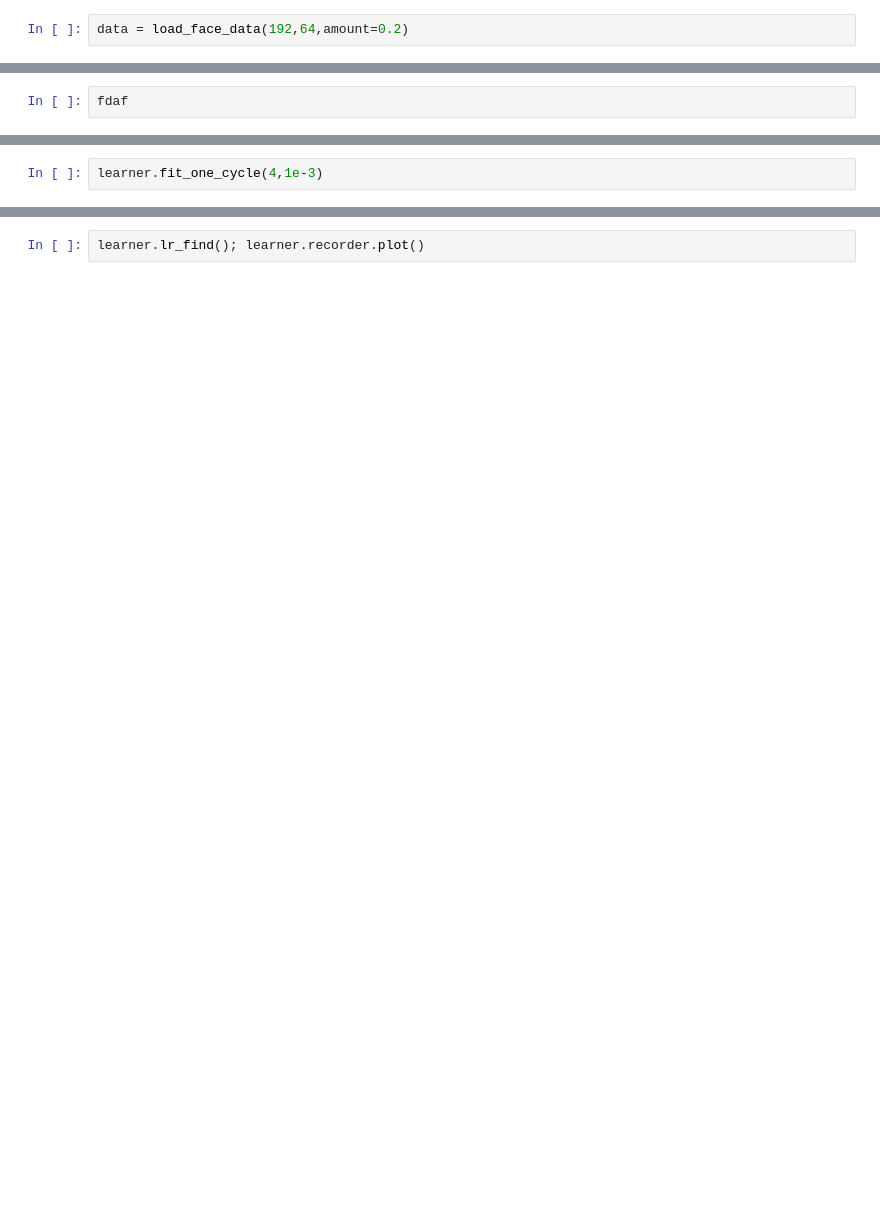
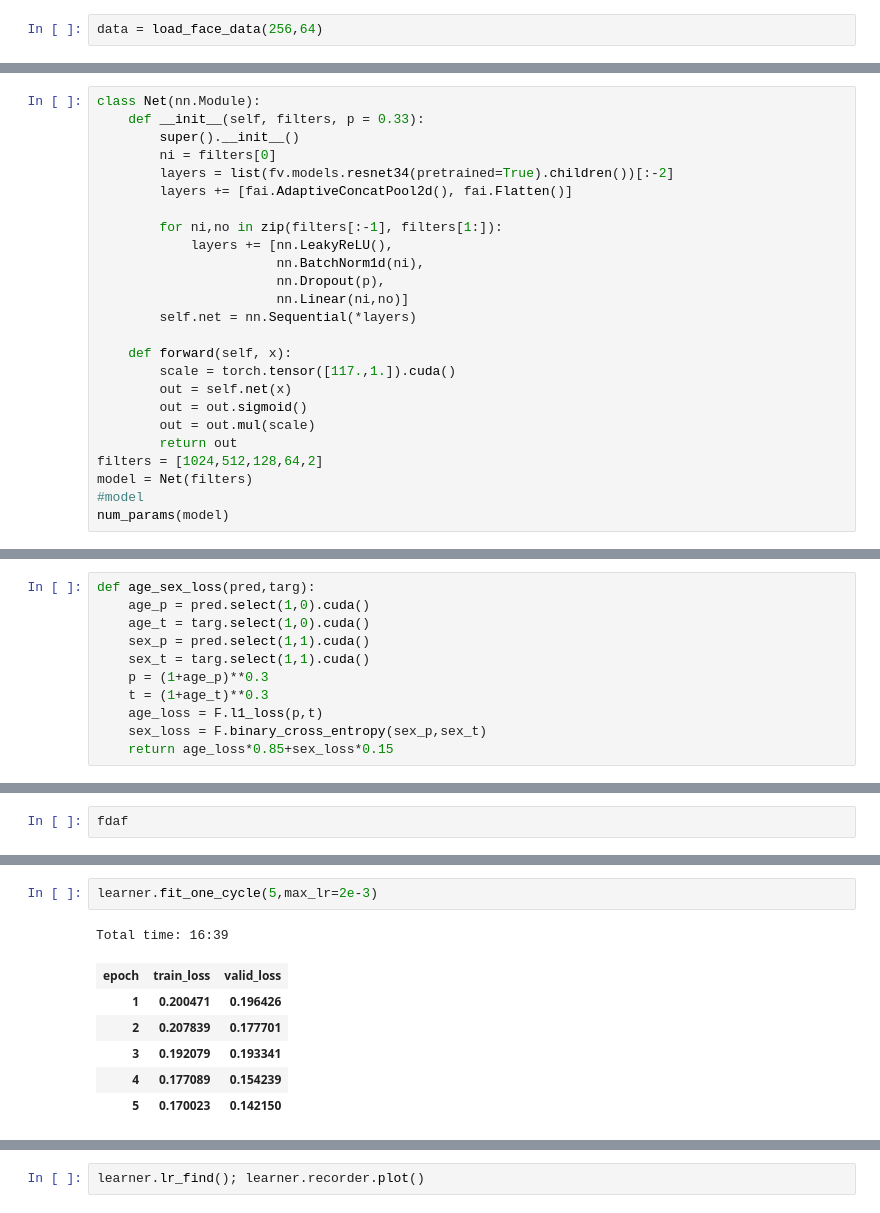
Before and after one commit to hoftherose/NN2Course, a Jupyter notebook: FaceAging/FaceAgingWGender.ipynb, the cells around one changed output, grey strips where cells are left out. Drawn from its saved outputs; the diff is of its cells as text; blank space fills up the shorter version.

```diff
--- a/FaceAging/FaceAgingWGender.ipynb
+++ b/FaceAging/FaceAgingWGender.ipynb
@@ -62,5 +66,5 @@ def load_face_data(img_size, batch_size, amount=1.):
            .transform(tfms, size=img_size)
            .databunch(bs=batch_size))
 # %%
-data = load_face_data(192,64,amount=0.2)
+data = load_face_data(256,64)
 # %%
@@ -140,0 +87,25 @@ num_params(model)
+# %%
+class Net(nn.Module):
+    def __init__(self, filters, p = 0.33):
+        super().__init__()
+        ni = filters[0]
+        layers = list(fv.models.resnet34(pretrained=True).children())[:-2]
+        layers += [fai.AdaptiveConcatPool2d(), fai.Flatten()]
+
+        for ni,no in zip(filters[:-1], filters[1:]):
+            layers += [nn.LeakyReLU(),
+                       nn.BatchNorm1d(ni),
+                       nn.Dropout(p),
+                       nn.Linear(ni,no)]
+        self.net = nn.Sequential(*layers)
+
+    def forward(self, x):
+        scale = torch.tensor([117.,1.]).cuda()
+        out = self.net(x)
+        out = out.sigmoid()
+        out = out.mul(scale)
+        return out
+filters = [1024,512,128,64,2]
+model = Net(filters)
+#model
+num_params(model)
@@ -141,3 +114,14 @@ num_params(model)
+# %%
+def age_sex_loss(pred,targ):
+    age_p = pred.select(1,0).cuda()
+    age_t = targ.select(1,0).cuda()
+    sex_p = pred.select(1,1).cuda()
+    sex_t = targ.select(1,1).cuda()
+    p = (1+age_p)**0.3
+    t = (1+age_t)**0.3
+    age_loss = F.l1_loss(p,t)
+    sex_loss = F.binary_cross_entropy(sex_p,sex_t)
+    return age_loss*0.85+sex_loss*0.15
 # %%
 gc.collect()
 # %% [output]
@@ -160,4 +148,12 @@ learner.lr_find(); learner.recorder.plot()
 # %%
-learner.fit_one_cycle(4,1e-3)
+learner.fit_one_cycle(5,max_lr=2e-3)
+# %% [output]
+Total time: 16:39
+| epoch | train_loss | valid_loss |
+| 1 | 0.200471 | 0.196426 |
+| 2 | 0.207839 | 0.177701 |
+| 3 | 0.192079 | 0.193341 |
+| 4 | 0.177089 | 0.154239 |
+| 5 | 0.170023 | 0.142150 |
 # %%
 learner.lr_find(); learner.recorder.plot()
```
Also changed, not shown: parts of 23 cells of this notebook.
